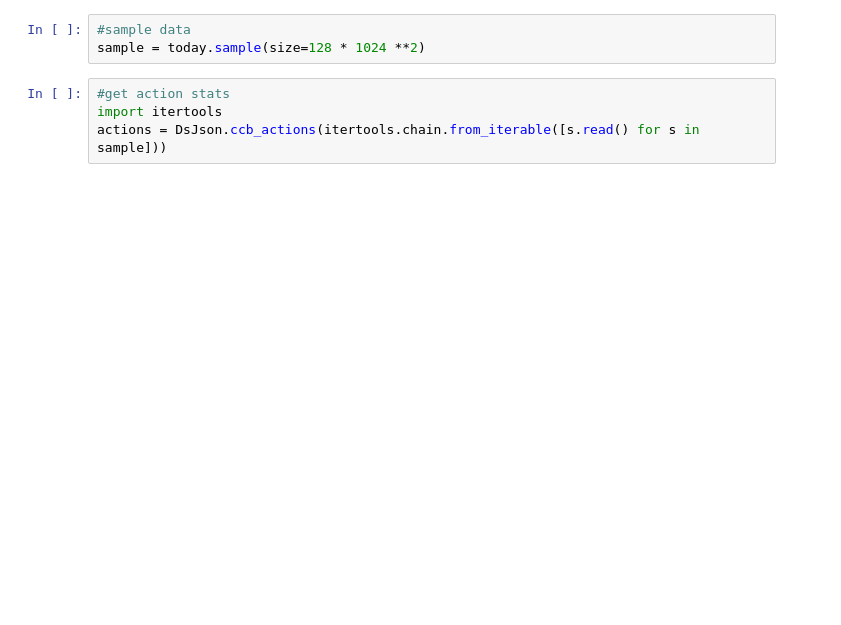
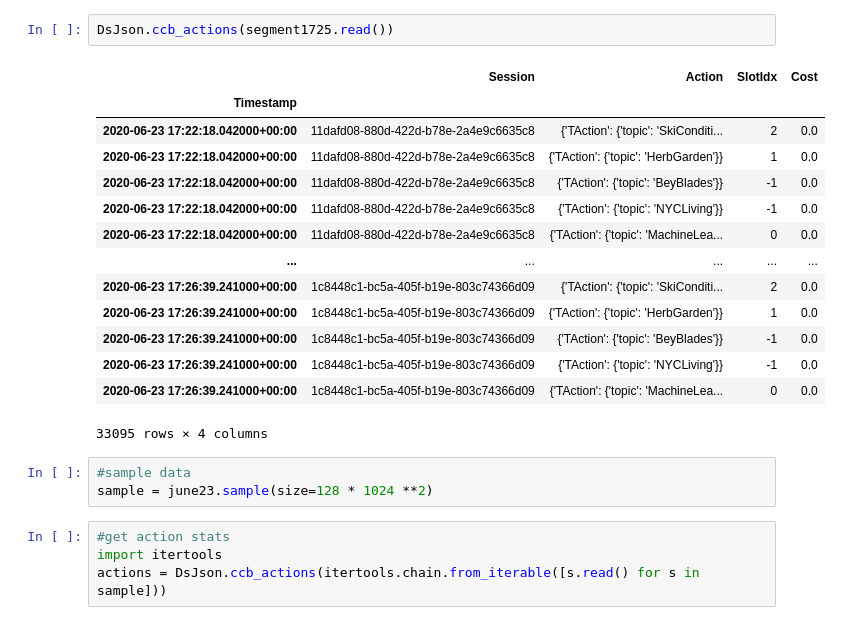
Before and after one commit to ataymano/mwt-ds, a Jupyter notebook: DataScience/LogsWalker/playground.ipynb, the cells around one changed output. Saved outputs shown, nothing was run; the diff lists cells and outputs as text; blank space fills up the shorter version.

```diff
--- a/DataScience/LogsWalker/playground.ipynb
+++ b/DataScience/LogsWalker/playground.ipynb
@@ -44,6 +90,23 @@ DsJson.ccb_events(segment130.read())
+# %%
+DsJson.ccb_actions(segment1725.read())
+# %% [output]
+|  | Session | Action | SlotIdx | Cost |
+| Timestamp |  |  |  |  |
+| 2020-06-23 17:22:18.042000+00:00 | 11dafd08-880d-422d-b78e-2a4e9c6635c8 | {'TAction': {'topic': 'SkiConditi... | 2 | 0.0 |
+| 2020-06-23 17:22:18.042000+00:00 | 11dafd08-880d-422d-b78e-2a4e9c6635c8 | {'TAction': {'topic': 'HerbGarden'}} | 1 | 0.0 |
+| 2020-06-23 17:22:18.042000+00:00 | 11dafd08-880d-422d-b78e-2a4e9c6635c8 | {'TAction': {'topic': 'BeyBlades'}} | -1 | 0.0 |
+| 2020-06-23 17:22:18.042000+00:00 | 11dafd08-880d-422d-b78e-2a4e9c6635c8 | {'TAction': {'topic': 'NYCLiving'}} | -1 | 0.0 |
+| 2020-06-23 17:22:18.042000+00:00 | 11dafd08-880d-422d-b78e-2a4e9c6635c8 | {'TAction': {'topic': 'MachineLea... | 0 | 0.0 |
+| ... | ... | ... | ... | ... |
+| 2020-06-23 17:26:39.241000+00:00 | 1c8448c1-bc5a-405f-b19e-803c74366d09 | {'TAction': {'topic': 'SkiConditi... | 2 | 0.0 |
+| 2020-06-23 17:26:39.241000+00:00 | 1c8448c1-bc5a-405f-b19e-803c74366d09 | {'TAction': {'topic': 'HerbGarden'}} | 1 | 0.0 |
+| 2020-06-23 17:26:39.241000+00:00 | 1c8448c1-bc5a-405f-b19e-803c74366d09 | {'TAction': {'topic': 'BeyBlades'}} | -1 | 0.0 |
+| 2020-06-23 17:26:39.241000+00:00 | 1c8448c1-bc5a-405f-b19e-803c74366d09 | {'TAction': {'topic': 'NYCLiving'}} | -1 | 0.0 |
+| 2020-06-23 17:26:39.241000+00:00 | 1c8448c1-bc5a-405f-b19e-803c74366d09 | {'TAction': {'topic': 'MachineLea... | 0 | 0.0 |
+33095 rows × 4 columns
 # %%
 #sample data
-sample = today.sample(size=128 * 1024 **2)
+sample = june23.sample(size=128 * 1024 **2)
 # %%
 #get action stats
 import itertools
```
Also changed, not shown: parts of 14 cells of this notebook.
